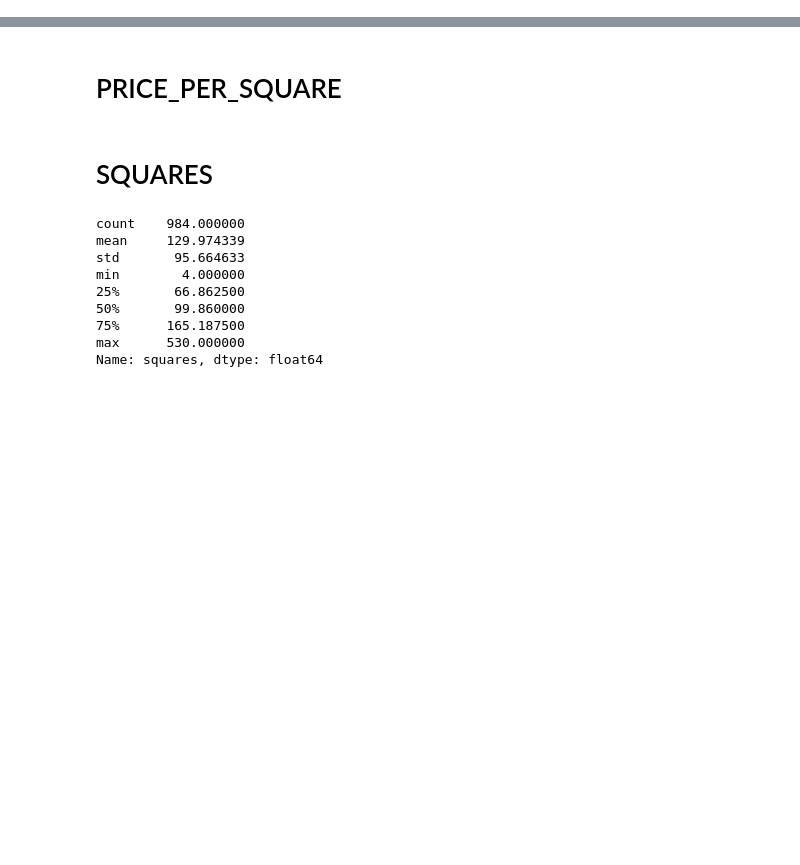
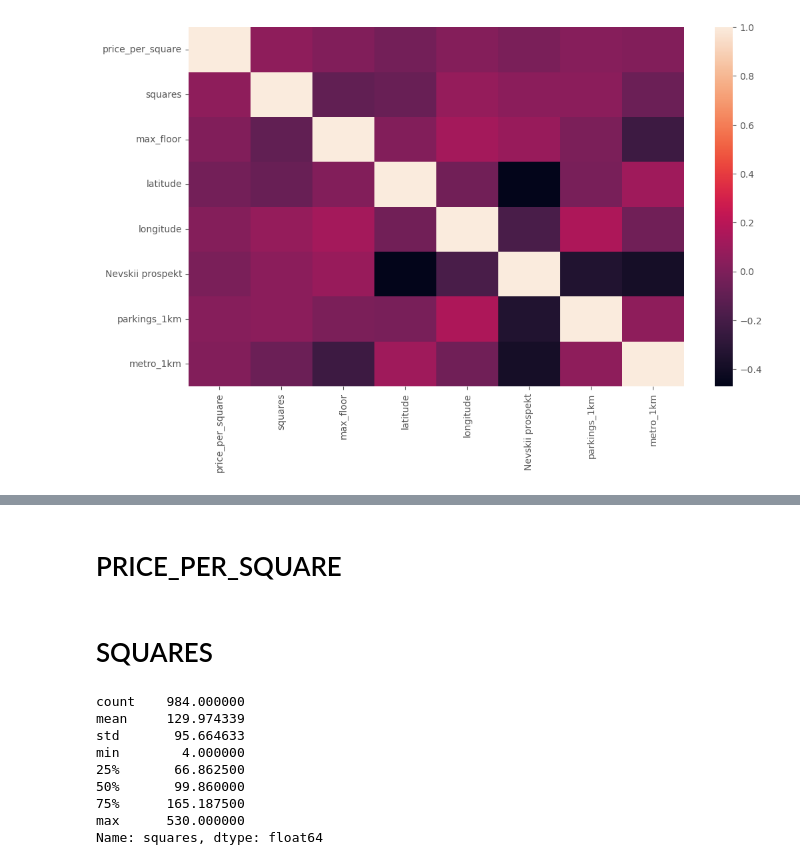
Before and after one commit to VondyBland/diplomopiska, a Jupyter notebook: for_article/obrabotka.ipynb, the cells around one changed output, grey strips where cells are left out. Saved outputs shown, nothing was run; the diff lists cells and outputs as text; code cells hidden in the pictures; blank space fills up the shorter version.

```diff
--- a/for_article/obrabotka.ipynb
+++ b/for_article/obrabotka.ipynb
@@ -23,0 +24,6 @@ data = data[['price_per_square', 'squares', 'free', 'current_floor', 'max_floor'
+# %%
+plt.figure(figsize=(12, 7))
+sns.heatmap(data.corr(),annot = False, fmt='.1g')
+plt.show()
+# %% [output]
+[figure, added]
```
Also changed, not shown: parts of 4 cells of this notebook, 3 other files.
